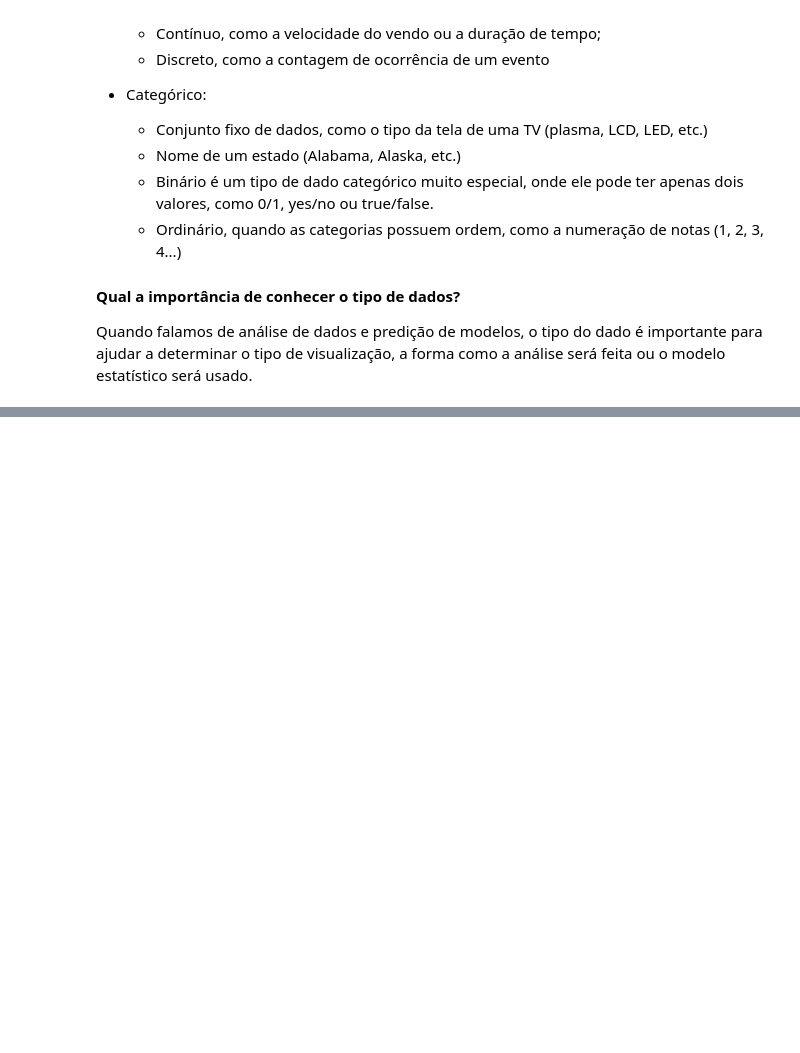
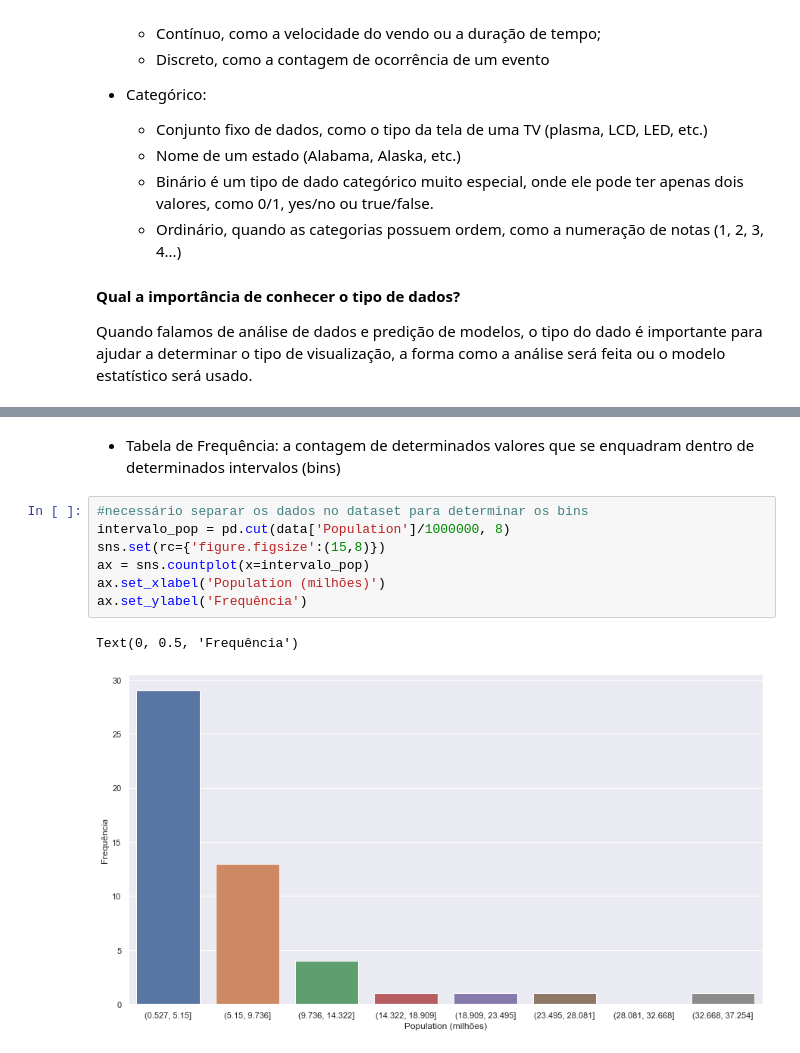
Before and after one commit to berggama/pratical_statistics_for_data_scientists, a Jupyter notebook: basic.ipynb, the cells around one changed output, grey strips where cells are left out. Cells and saved outputs as stored; diff of their text form; blank space fills up the shorter version.

```diff
--- a/basic.ipynb
+++ b/basic.ipynb
@@ -60,0 +273,12 @@ Quando falamos de análise de dados e predição de modelos, o tipo do dado é i
+# %% [markdown]
+- Tabela de Frequência: a contagem de determinados valores que se enquadram dentro de determinados intervalos (bins)
+# %%
+#necessário separar os dados no dataset para determinar os bins
+intervalo_pop = pd.cut(data['Population']/1000000, 8)
+sns.set(rc={'figure.figsize':(15,8)})
+ax = sns.countplot(x=intervalo_pop)
+ax.set_xlabel('Population (milhões)')
+ax.set_ylabel('Frequência')
+# %% [output]
+Text(0, 0.5, 'Frequência')
+[figure, added]
```
Also changed, not shown: parts of 47 cells of this notebook.
